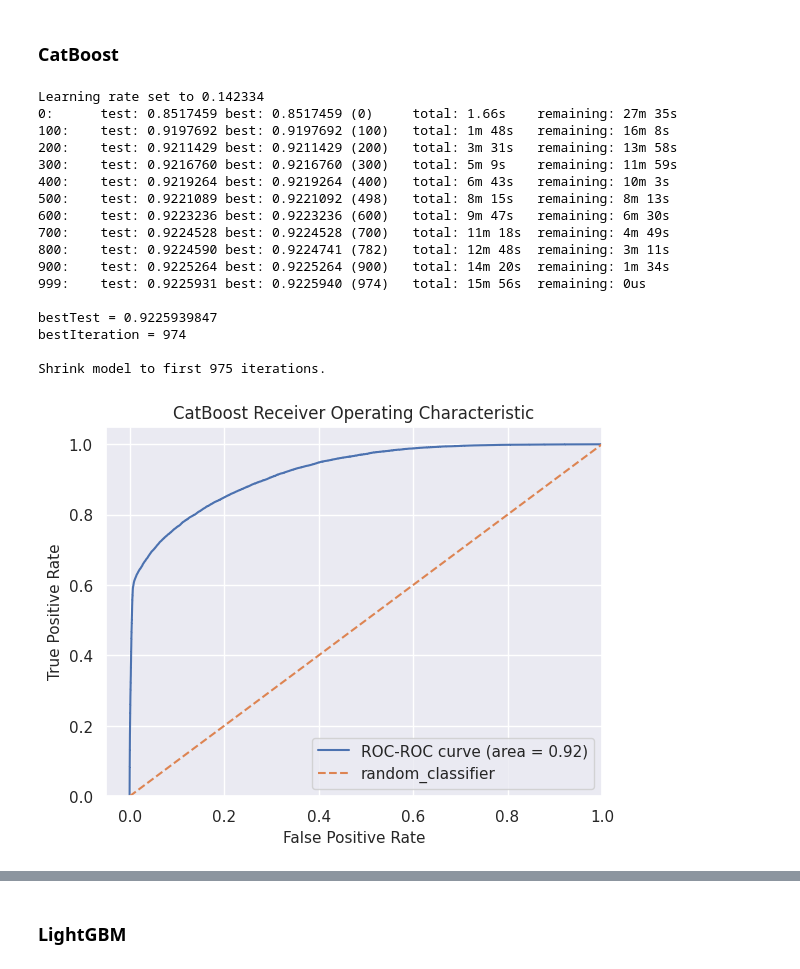
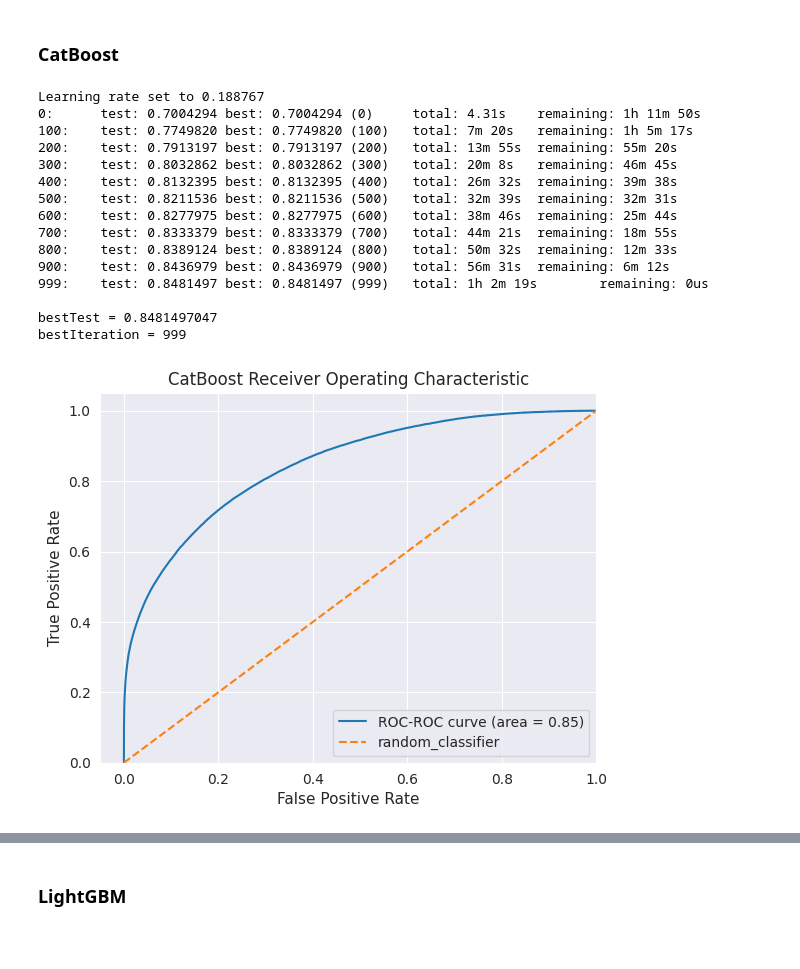
Before and after one commit to denis-42ds/classification_of_payment_requests, a Jupyter notebook: classification_of_payment_requests.ipynb, the cells around one changed output, grey strips where cells are left out. Drawn from its saved outputs; the diff is of its cells as text; code cells hidden in the pictures; blank space fills up the shorter version.

```diff
--- a/classification_of_payment_requests.ipynb
+++ b/classification_of_payment_requests.ipynb
@@ -1608,3 +1605,0 @@ compressed_embeddings.shape
-# %%
-df['purpose_emb'] = compressed_embeddings
-df.info()
@@ -1638,17 +1615,17 @@ def data_preparation(data):
   - на выходе: три выборки,
     печать размерностей этих выборок
   '''
-  order_id = data['id']
+  ids = data[['id', 'teacher_id']]
   y = data['fact_of_payment']
-  X = data.drop(['id', 'fact_of_payment'], axis=1)
+  X = data.drop(['id', 'teacher_id', 'fact_of_payment'], axis=1)
 
   # Приведение данных к единому масштабу
   scaler = StandardScaler()
   X_es = (
-      pd.DataFrame(scaler.fit_transform(X.drop(['purpose'], axis=1)),
-                   columns=X.drop(['purpose'], axis=1).columns,
-                   index=X.drop(['purpose'], axis=1).index)
-      .merge(X['purpose'],
+      pd.DataFrame(scaler.fit_transform(X.drop(['purpose', 'contact_result'], axis=1)),
+                   columns=X.drop(['purpose', 'contact_result'], axis=1).columns,
+                   index=X.drop(['purpose', 'contact_result'], axis=1).index)
+      .merge(X[['purpose', 'contact_result']],
              how='left',
              left_index=True,
              right_index=True,
@@ -1693,34 +1670,34 @@ def modeling_pipeline(model_name, X_train, y_train, X_valid, y_valid):
   '''
   if model_name == 'Baseline':
     model = LogisticRegression(random_state=RANDOM_STATE)
-    model.fit(X_train.drop(['purpose'], axis=1).values, y_train)
-    y_pred_proba = model.predict_proba(X_valid.drop(['purpose'], axis=1).values)[:, 1]
-    y_pred = model.predict(X_valid.drop(['purpose'], axis=1).values)
+    model.fit(X_train.drop(['purpose', 'contact_result'], axis=1).values, y_train)
+    y_pred_proba = model.predict_proba(X_valid.drop(['purpose', 'contact_result'], axis=1).values)[:, 1]
+    y_pred = model.predict(X_valid.drop(['purpose', 'contact_result'], axis=1).values)
 
   elif model_name == 'CatBoost':
     model = CatBoostClassifier(random_state=RANDOM_STATE,
-                               text_features=['purpose'],
+                               text_features=['purpose', 'contact_result'],
                                eval_metric='AUC')
-    model.fit(X_train.drop(['purpose_emb'], axis=1),
-              y_train,
-              eval_set=(X_valid.drop(['purpose_emb'], axis=1), y_valid),
-              verbose=100)
+    model.fit(X_train, y_train, eval_set=(X_valid, y_valid), verbose=100)
 
-    y_pred_proba = model.predict_proba(X_valid.drop(['purpose_emb'], axis=1))[:, 1]
-    y_pred = model.predict(X_valid.drop(['purpose_emb'], axis=1).values)
+    y_pred_proba = model.predict_proba(X_valid)[:, 1]
+    y_pred = model.predict(X_valid.values)
 
   elif model_name == 'LightGBM':
     params = {"seed": RANDOM_STATE,
-              "metric": ['auc', 'precision'],
+              "objective": 'binary',
+              "ignore_column":'',
+              "categorical_feature": [46, 47],
+              "metric": ['auc', 'average_precision'],
               "verbosity": 1,
               "valid_sets": [lgb.Dataset(X_valid, label=y_valid)],
               "gpu_device_id": -1,
               "plot": True
               }
     model = lgb.train(params,
-                      train_set=lgb.Dataset(X_train.drop(['purpose'], axis=1),
+                      train_set=lgb.Dataset(X_train.drop(['purpose', 'contact_result'], axis=1),
                                             label=y_train))
-    y_pred_proba = model.predict(X_valid.drop(['purpose'], axis=1))
+    y_pred_proba = model.predict(X_valid.drop(['purpose', 'contact_result'], axis=1))
     y_pred = (y_pred_proba > 0.5).astype(int)
 
   # Вычисление ROC-AUC, Precision и F1
@@ -1731,7 +1708,7 @@ def modeling_pipeline(model_name, X_train, y_train, X_valid, y_valid):
   # Визуализация кривой ROC
   fpr, tpr, thresholds = roc_curve(y_valid, y_pred_proba)
   sns.set_style('darkgrid')
-  plt.plot(fpr, tpr, linewidth=1.5, label='ROC-ROC curve (area = %0.2f)' % roc_auc_value)
+  plt.plot(fpr, tpr, linewidth=1.5, label='ROC-AUC (area = %0.2f)' % roc_auc_value)
   plt.plot([0, 1], [0, 1], linestyle='--', linewidth=1.5, label='random_classifier')
   plt.xlim([-0.05, 1.0])
   plt.ylim([0.0, 1.05])
@@ -1766,27 +1743,25 @@ F1 на валидационной выборке: 0.71
 # %%
 roc_auc_cb, precision_cb, f1_cb, cbst = (
     modeling_pipeline('CatBoost',
                       X_train,
                       y_train,
                       X_valid,
                       y_valid)
-    )
+    )  # ~1h
 # %% [output]
-Learning rate set to 0.142334
-0:      test: 0.8517459 best: 0.8517459 (0)     total: 1.66s    remaining: 27m 35s
-100:    test: 0.9197692 best: 0.9197692 (100)   total: 1m 48s   remaining: 16m 8s
-200:    test: 0.9211429 best: 0.9211429 (200)   total: 3m 31s   remaining: 13m 58s
-300:    test: 0.9216760 best: 0.9216760 (300)   total: 5m 9s    remaining: 11m 59s
-400:    test: 0.9219264 best: 0.9219264 (400)   total: 6m 43s   remaining: 10m 3s
-500:    test: 0.9221089 best: 0.9221092 (498)   total: 8m 15s   remaining: 8m 13s
-600:    test: 0.9223236 best: 0.9223236 (600)   total: 9m 47s   remaining: 6m 30s
-700:    test: 0.9224528 best: 0.9224528 (700)   total: 11m 18s  remaining: 4m 49s
-800:    test: 0.9224590 best: 0.9224741 (782)   total: 12m 48s  remaining: 3m 11s
-900:    test: 0.9225264 best: 0.9225264 (900)   total: 14m 20s  remaining: 1m 34s
-999:    test: 0.9225931 best: 0.9225940 (974)   total: 15m 56s  remaining: 0us
+Learning rate set to 0.188767
+0:      test: 0.7004294 best: 0.7004294 (0)     total: 4.31s    remaining: 1h 11m 50s
+100:    test: 0.7749820 best: 0.7749820 (100)   total: 7m 20s   remaining: 1h 5m 17s
+200:    test: 0.7913197 best: 0.7913197 (200)   total: 13m 55s  remaining: 55m 20s
+300:    test: 0.8032862 best: 0.8032862 (300)   total: 20m 8s   remaining: 46m 45s
+400:    test: 0.8132395 best: 0.8132395 (400)   total: 26m 32s  remaining: 39m 38s
+500:    test: 0.8211536 best: 0.8211536 (500)   total: 32m 39s  remaining: 32m 31s
+600:    test: 0.8277975 best: 0.8277975 (600)   total: 38m 46s  remaining: 25m 44s
+700:    test: 0.8333379 best: 0.8333379 (700)   total: 44m 21s  remaining: 18m 55s
+800:    test: 0.8389124 best: 0.8389124 (800)   total: 50m 32s  remaining: 12m 33s
+900:    test: 0.8436979 best: 0.8436979 (900)   total: 56m 31s  remaining: 6m 12s
+999:    test: 0.8481497 best: 0.8481497 (999)   total: 1h 2m 19s        remaining: 0us
 
-bestTest = 0.9225939847
-bestIteration = 974
-
-Shrink model to first 975 iterations.
+bestTest = 0.8481497047
+bestIteration = 999
-[figure, old version]
+[figure, new version]
```
Also changed, not shown: parts of 54 cells of this notebook.
